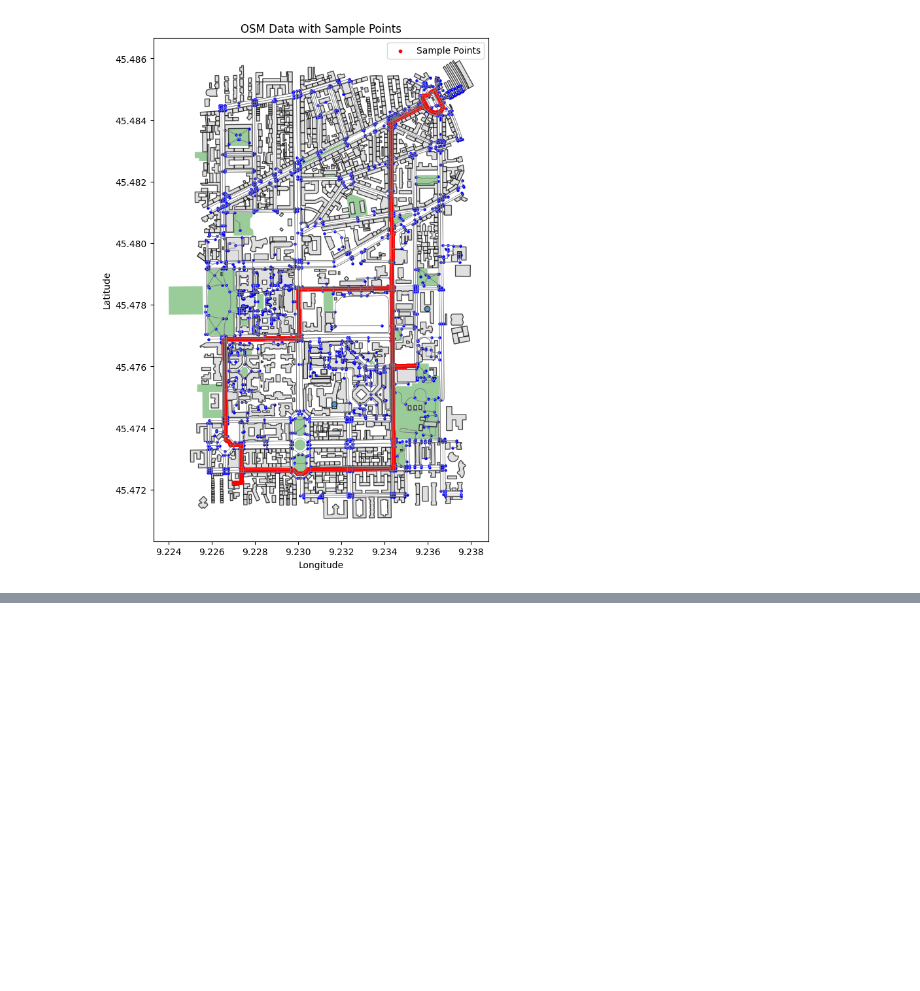
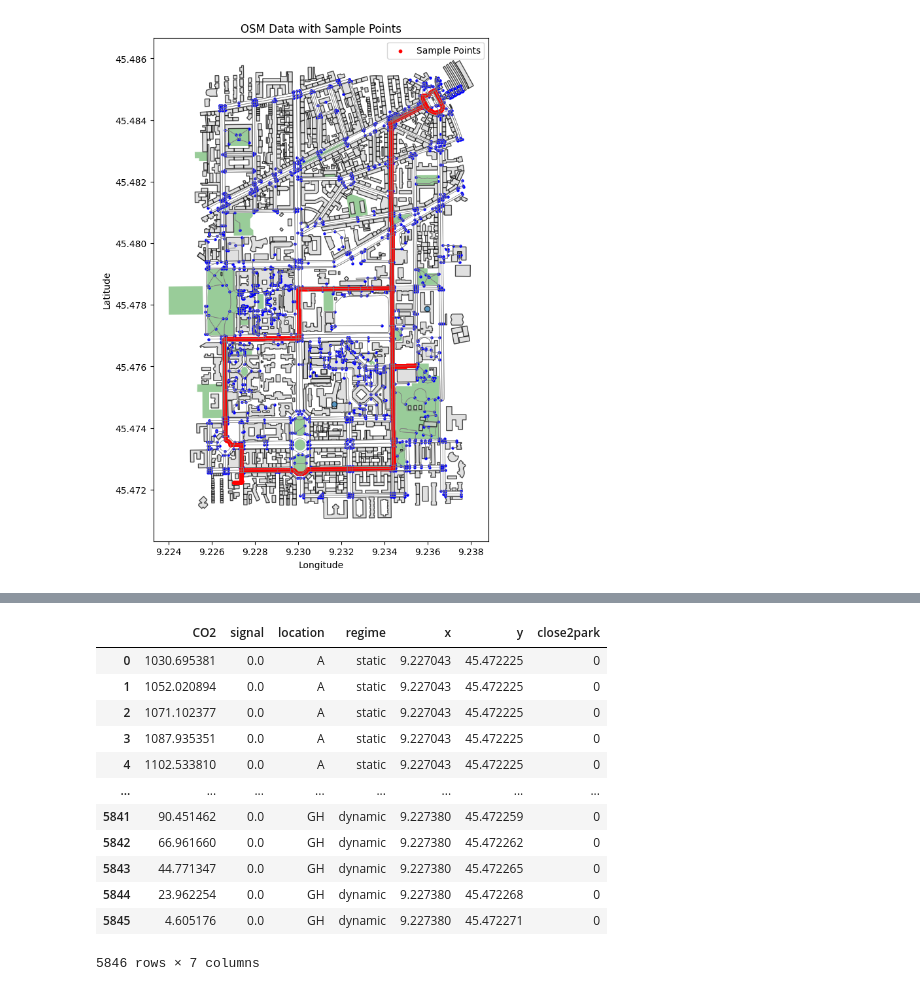
Before and after one commit to vitorbborges/ANTHEM, a Jupyter notebook: src/osmnx.ipynb, the cells around one changed output, grey strips where cells are left out. Saved outputs shown, nothing was run; the diff lists cells and outputs as text; code cells hidden in the pictures; blank space fills up the shorter version.

```diff
--- a/src/osmnx.ipynb
+++ b/src/osmnx.ipynb
@@ -78,0 +96,16 @@ df['close2park'] = df.apply(lambda row: is_close_to_park(gdf_parks, Point(row.x,
+# %%
+df
+# %% [output]
+|  | CO2 | signal | location | regime | x | y | close2park |
+| 0 | 1030.695381 | 0.0 | A | static | 9.227043 | 45.472225 | 0 |
+| 1 | 1052.020894 | 0.0 | A | static | 9.227043 | 45.472225 | 0 |
+| 2 | 1071.102377 | 0.0 | A | static | 9.227043 | 45.472225 | 0 |
+| 3 | 1087.935351 | 0.0 | A | static | 9.227043 | 45.472225 | 0 |
+| 4 | 1102.533810 | 0.0 | A | static | 9.227043 | 45.472225 | 0 |
+| ... | ... | ... | ... | ... | ... | ... | ... |
+| 5841 | 90.451462 | 0.0 | GH | dynamic | 9.227380 | 45.472259 | 0 |
+| 5842 | 66.961660 | 0.0 | GH | dynamic | 9.227380 | 45.472262 | 0 |
+| 5843 | 44.771347 | 0.0 | GH | dynamic | 9.227380 | 45.472265 | 0 |
+| 5844 | 23.962254 | 0.0 | GH | dynamic | 9.227380 | 45.472268 | 0 |
+| 5845 | 4.605176 | 0.0 | GH | dynamic | 9.227380 | 45.472271 | 0 |
+5846 rows × 7 columns
```
Also changed, not shown: parts of 1 cell of this notebook, 3 other files.
